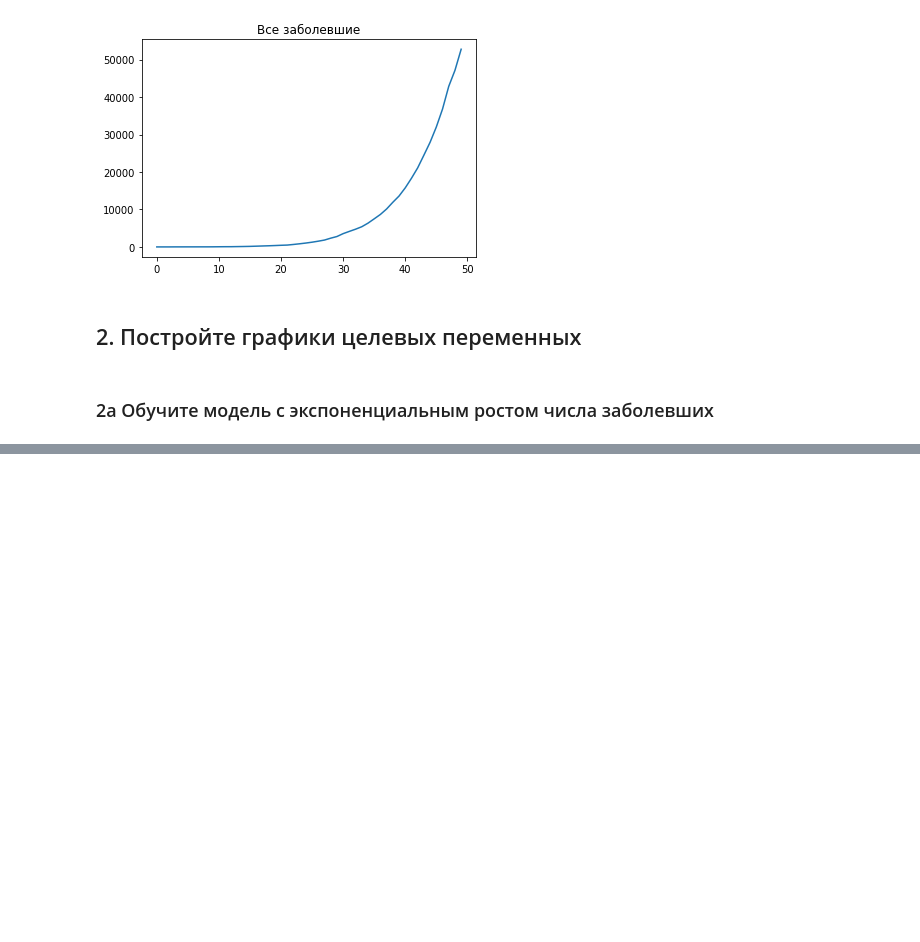
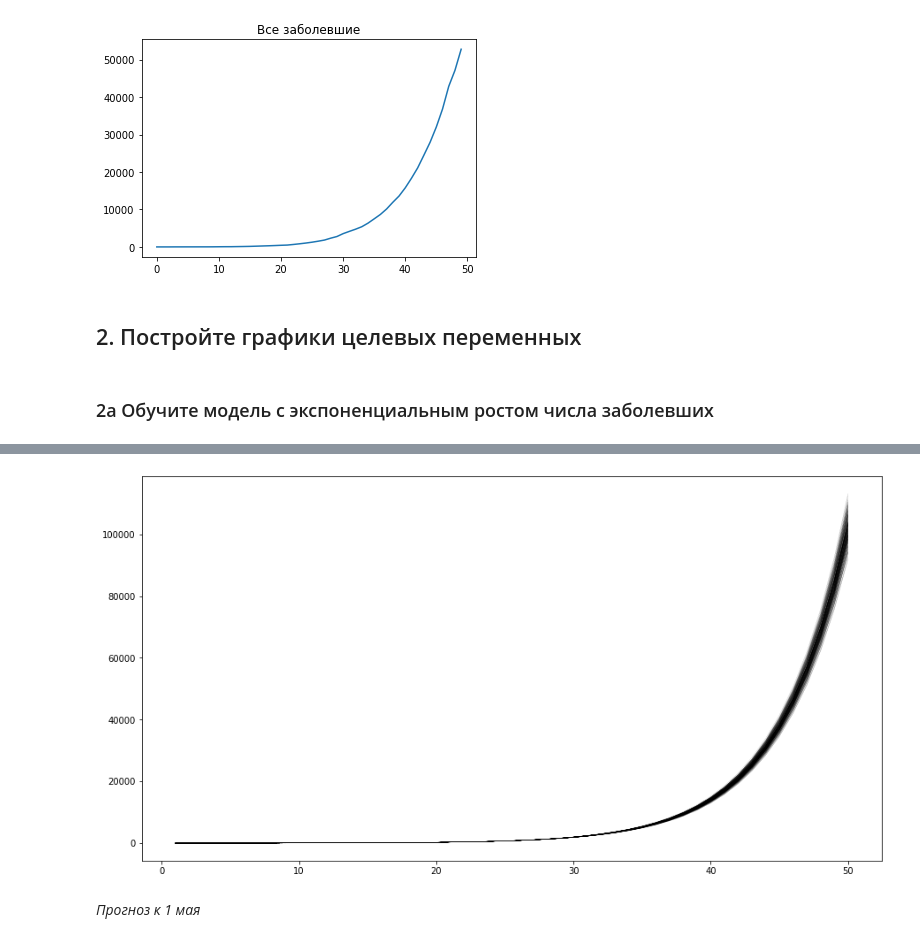
Before and after one commit to MelekhDA/made_advanced_ml, a Jupyter notebook: homework_1/homework_1.ipynb, the cells around one changed output, grey strips where cells are left out. Saved outputs shown, nothing was run; the diff lists cells and outputs as text; code cells hidden in the pictures; blank space fills up the shorter version.

```diff
--- a/homework_1/homework_1.ipynb
+++ b/homework_1/homework_1.ipynb
@@ -146,0 +191,23 @@ plt.show()
+# %%
+def plot_sample_exp(x, mu, sigma, n=200, lw=0.1, figsize=(15, 8)):
+    """
+    Нарисовать сэмплы экспонент со случайными параметрами
+    распределёнными по нормальному закону распределению с параметрами
+    mu и sigma в качестве мат. ожидания и дисперсии
+    """
+
+    fig = plt.figure(figsize=figsize)
+    ax = fig.add_subplot()
+
+    collection_weights = np.random.multivariate_normal(mu, sigma, n)
+
+    for weights in collection_weights:
+        ax.plot(x, np.exp(weights[0] + weights[1] * x), 'k-', lw=lw)
+
+    plt.show()
+# %%
+plot_sample_exp(x, current_mu, current_sigma)
+# %% [output]
+[figure, added]
+# %% [markdown]
+*Прогноз к 1 мая*
```
Also changed, not shown: parts of 11 cells of this notebook.
